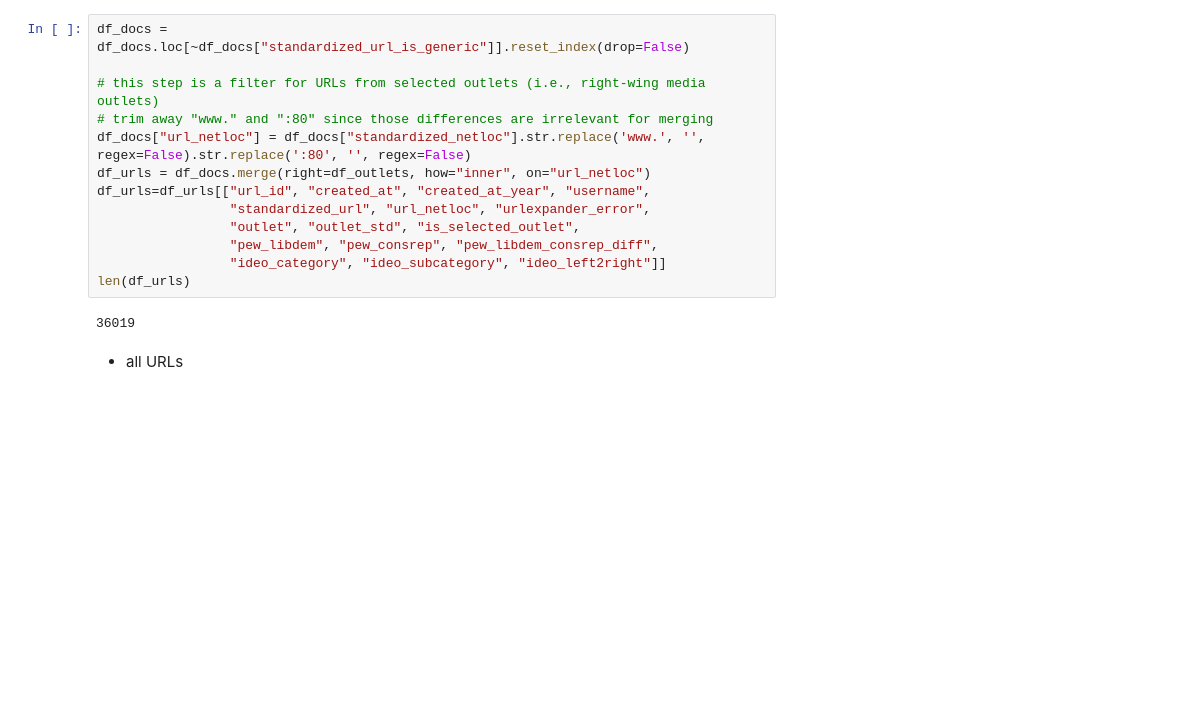
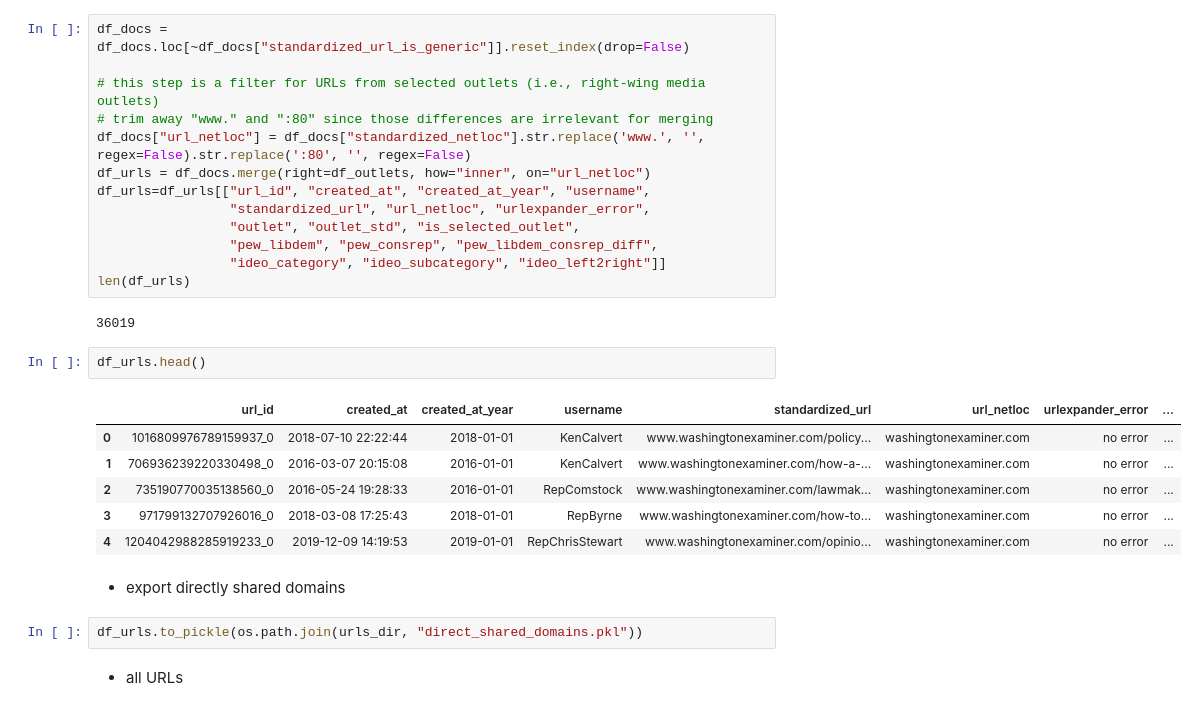
Before and after one commit to wlmwng/us-right-media, a Jupyter notebook: usrightmedia/code/09-analysis/02-direct-shared-domains.ipynb, the cells around one changed output. Drawn from its saved outputs; the diff is of its cells as text; blank space fills up the shorter version.

Commit message:
URL matching (full data): domains directly shared by congressional Republicans

```diff
--- a/usrightmedia/code/09-analysis/02-shared-domains.ipynb
+++ b/usrightmedia/code/09-analysis/02-direct-shared-domains.ipynb
@@ -165,6 +168,19 @@ df_urls=df_urls[["url_id", "created_at", "created_at_year", "username",
 len(df_urls)
 # %% [output]
 36019
+# %%
+df_urls.head()
+# %% [output]
+|  | url_id | created_at | created_at_year | username | standardized_url | url_netloc | urlexpander_error | ... |
+| 0 | 1016809976789159937_0 | 2018-07-10 22:22:44 | 2018-01-01 | KenCalvert | www.washingtonexaminer.com/policy... | washingtonexaminer.com | no error | ... |
+| 1 | 706936239220330498_0 | 2016-03-07 20:15:08 | 2016-01-01 | KenCalvert | www.washingtonexaminer.com/how-a-... | washingtonexaminer.com | no error | ... |
+| 2 | 735190770035138560_0 | 2016-05-24 19:28:33 | 2016-01-01 | RepComstock | www.washingtonexaminer.com/lawmak... | washingtonexaminer.com | no error | ... |
+| 3 | 971799132707926016_0 | 2018-03-08 17:25:43 | 2018-01-01 | RepByrne | www.washingtonexaminer.com/how-to... | washingtonexaminer.com | no error | ... |
+| 4 | 1204042988285919233_0 | 2019-12-09 14:19:53 | 2019-01-01 | RepChrisStewart | www.washingtonexaminer.com/opinio... | washingtonexaminer.com | no error | ... |
+# %% [markdown]
+- export directly shared domains
+# %%
+df_urls.to_pickle(os.path.join(urls_dir, "direct_shared_domains.pkl"))
 # %% [markdown]
 - all URLs
 # %%
```
Also changed, not shown: parts of 31 cells of this notebook, 6 other files.
